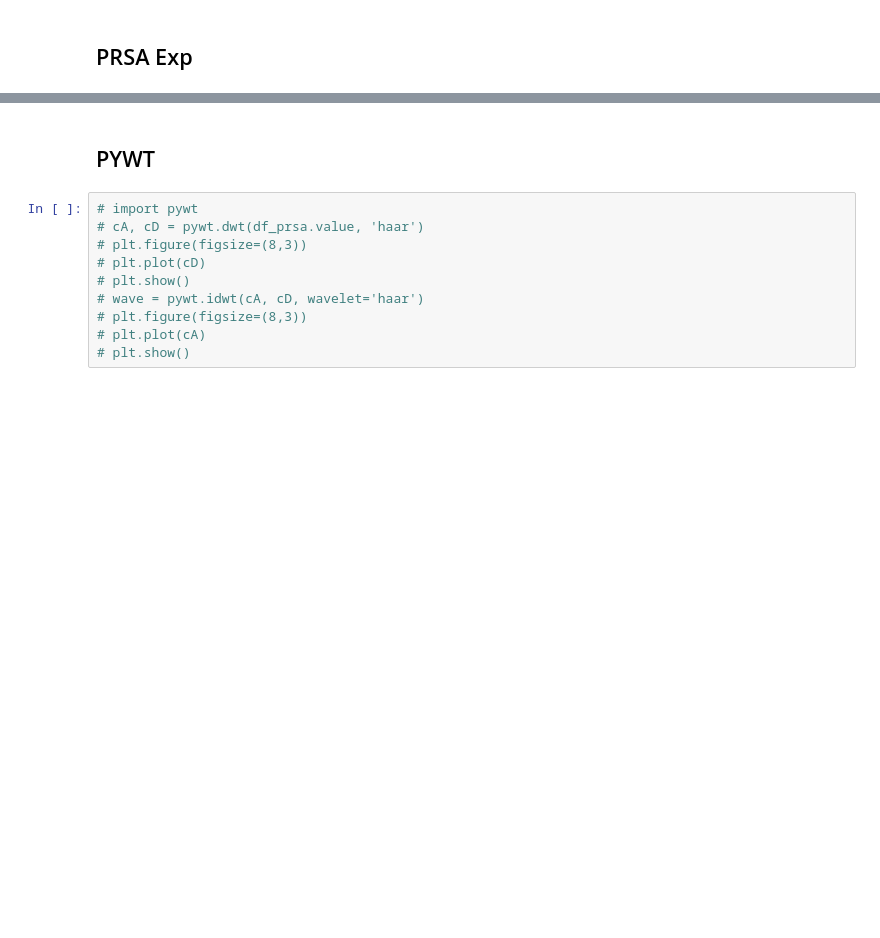
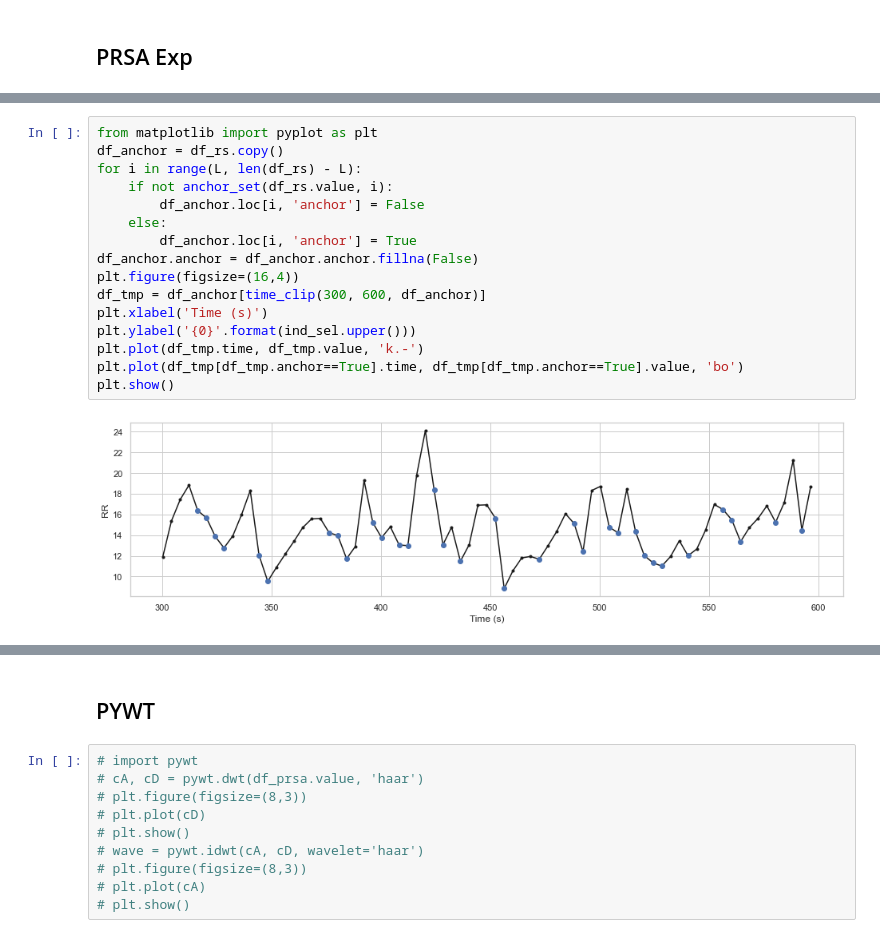
Before and after one commit to HansenBurger/ExtubeWeanPrediction, a Jupyter notebook: prsa.ipynb, the cells around one changed output, grey strips where cells are left out. Cells and saved outputs as stored; diff of their text form; blank space fills up the shorter version.

```diff
--- a/prsa.ipynb
+++ b/prsa.ipynb
@@ -139,3 +140,21 @@ for i in range(L, len(arr_i) - L):
 arr_prsa = np.array([np.mean(i) for i in np.array(anchor_s).T])
 arr_axis = np.linspace(-L, L + 1, 2 * L + 1, endpoint=False)
 df_prsa = pd.DataFrame({'axis': arr_axis, 'prsa': arr_prsa})
+# %%
+from matplotlib import pyplot as plt
+df_anchor = df_rs.copy()
+for i in range(L, len(df_rs) - L):
+    if not anchor_set(df_rs.value, i):
+        df_anchor.loc[i, 'anchor'] = False
+    else:
+        df_anchor.loc[i, 'anchor'] = True
+df_anchor.anchor = df_anchor.anchor.fillna(False)
+plt.figure(figsize=(16,4))
+df_tmp = df_anchor[time_clip(300, 600, df_anchor)]
+plt.xlabel('Time (s)')
+plt.ylabel('{0}'.format(ind_sel.upper()))
+plt.plot(df_tmp.time, df_tmp.value, 'k.-')
+plt.plot(df_tmp[df_tmp.anchor==True].time, df_tmp[df_tmp.anchor==True].value, 'bo')
+plt.show()
+# %% [output]
+[figure, added]
```
Also changed, not shown: parts of 6 cells of this notebook, 7 other files.
